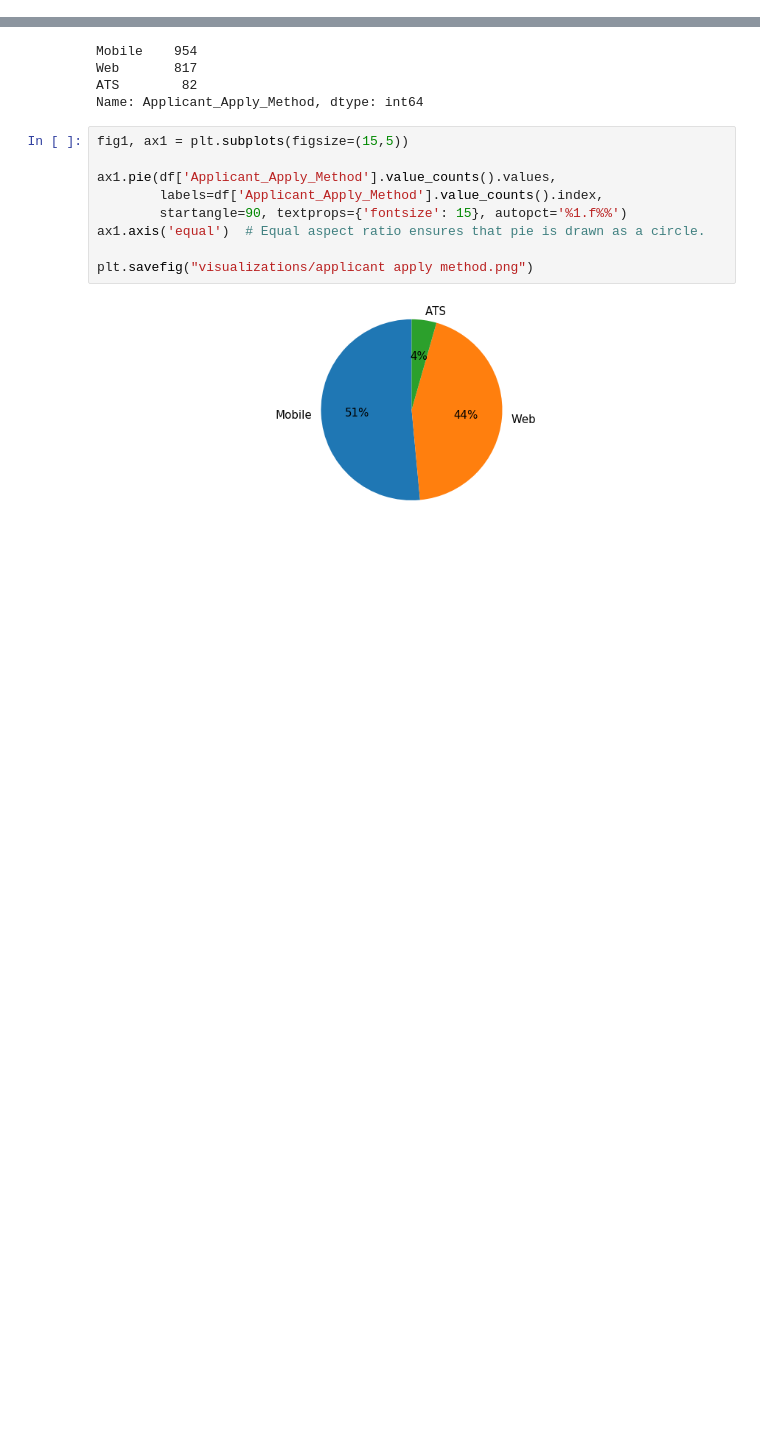
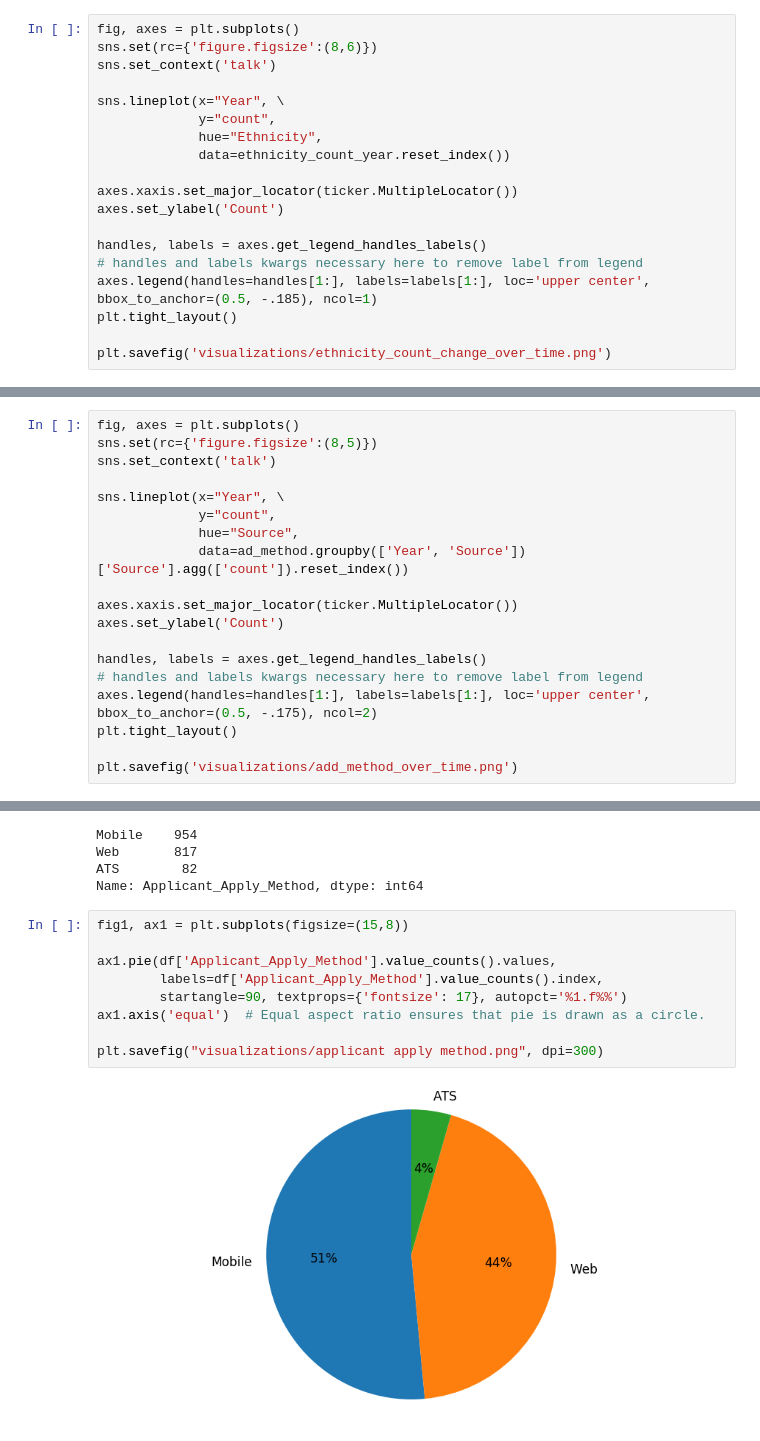
Before and after one commit to mrkjhsn/South-Bend-Police-Department-Recruitment, a Jupyter notebook: south_bend_police_recruitment.ipynb, the cells around one changed output, grey strips where cells are left out. Cells and saved outputs as stored; diff of their text form; blank space fills up the shorter version.

```diff
--- a/south_bend_police_recruitment.ipynb
+++ b/south_bend_police_recruitment.ipynb
@@ -130,0 +324,19 @@ plt.show()
+# %%
+fig, axes = plt.subplots()
+sns.set(rc={'figure.figsize':(8,6)})
+sns.set_context('talk')
+
+sns.lineplot(x="Year", \
+             y="count",
+             hue="Ethnicity",
+             data=ethnicity_count_year.reset_index())
+
+axes.xaxis.set_major_locator(ticker.MultipleLocator())
+axes.set_ylabel('Count')
+
+handles, labels = axes.get_legend_handles_labels()
+# handles and labels kwargs necessary here to remove label from legend
+axes.legend(handles=handles[1:], labels=labels[1:], loc='upper center', bbox_to_anchor=(0.5, -.185), ncol=1)
+plt.tight_layout()
+
+plt.savefig('visualizations/ethnicity_count_change_over_time.png')
@@ -130,0 +363,19 @@ plt.show()
+# %%
+fig, axes = plt.subplots()
+sns.set(rc={'figure.figsize':(8,5)})
+sns.set_context('talk')
+
+sns.lineplot(x="Year", \
+             y="count",
+             hue="Source",
+             data=ad_method.groupby(['Year', 'Source'])['Source'].agg(['count']).reset_index())
+
+axes.xaxis.set_major_locator(ticker.MultipleLocator())
+axes.set_ylabel('Count')
+
+handles, labels = axes.get_legend_handles_labels()
+# handles and labels kwargs necessary here to remove label from legend
+axes.legend(handles=handles[1:], labels=labels[1:], loc='upper center', bbox_to_anchor=(0.5, -.175), ncol=2)
+plt.tight_layout()
+
+plt.savefig('visualizations/add_method_over_time.png')
@@ -273,13 +529,13 @@ Web       817
 ATS        82
 Name: Applicant_Apply_Method, dtype: int64
 # %%
-fig1, ax1 = plt.subplots(figsize=(15,5))
+fig1, ax1 = plt.subplots(figsize=(15,8))
 
 ax1.pie(df['Applicant_Apply_Method'].value_counts().values,
         labels=df['Applicant_Apply_Method'].value_counts().index,
-        startangle=90, textprops={'fontsize': 15}, autopct='%1.f%%')
+        startangle=90, textprops={'fontsize': 17}, autopct='%1.f%%')
 ax1.axis('equal')  # Equal aspect ratio ensures that pie is drawn as a circle.
 
-plt.savefig("visualizations/applicant apply method.png")
+plt.savefig("visualizations/applicant apply method.png", dpi=300)
 # %% [output]
-[figure, old version]
+[figure, new version]
```
Also changed, not shown: parts of 76 cells of this notebook.
